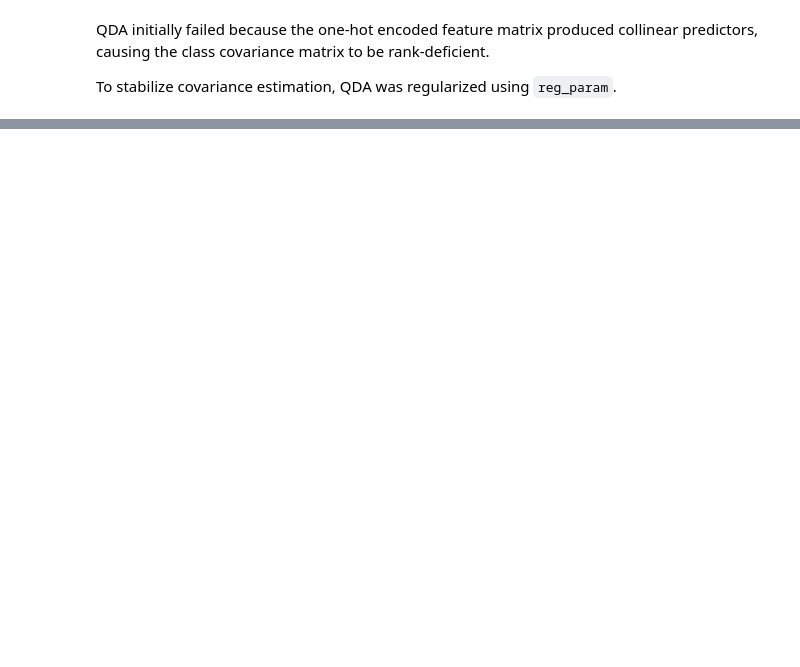
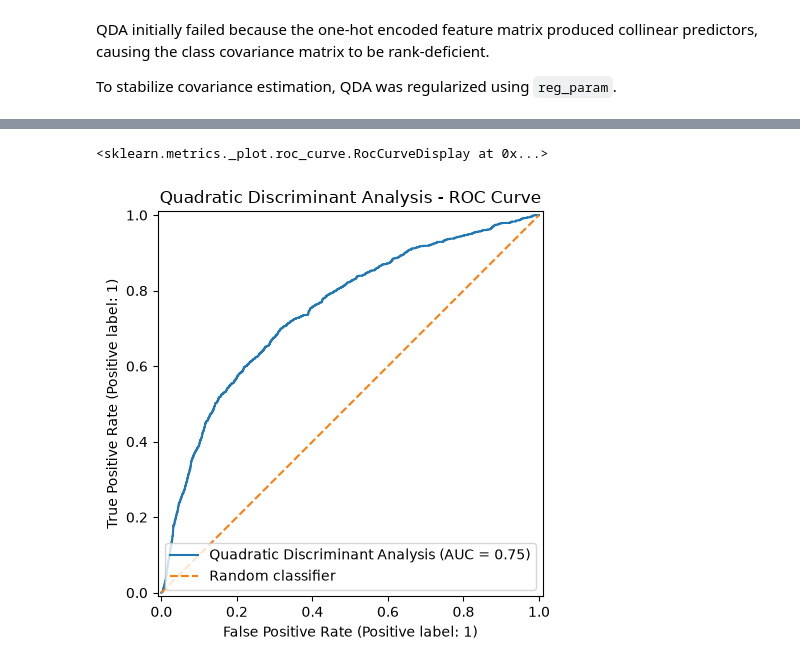
Before and after one commit to TilokJahan/BankMarketingMachineLearningProject, a Jupyter notebook: notebooks/03_modeling.ipynb, the cells around one changed output, grey strips where cells are left out. Drawn from its saved outputs; the diff is of its cells as text; code cells hidden in the pictures; blank space fills up the shorter version.

```diff
--- a/notebooks/03_modeling.ipynb
+++ b/notebooks/03_modeling.ipynb
@@ -317,0 +375,9 @@ To stabilize covariance estimation, QDA was regularized using `reg_param`.
+# %%
+plot_roc_curve(
+    y_true=y_test_model,
+    y_score=qda_probabilities,
+    model_name="Quadratic Discriminant Analysis",
+)
+# %% [output]
+<sklearn.metrics._plot.roc_curve.RocCurveDisplay at 0x...>
+[figure, added]
```
Also changed, not shown: parts of 18 cells of this notebook.
